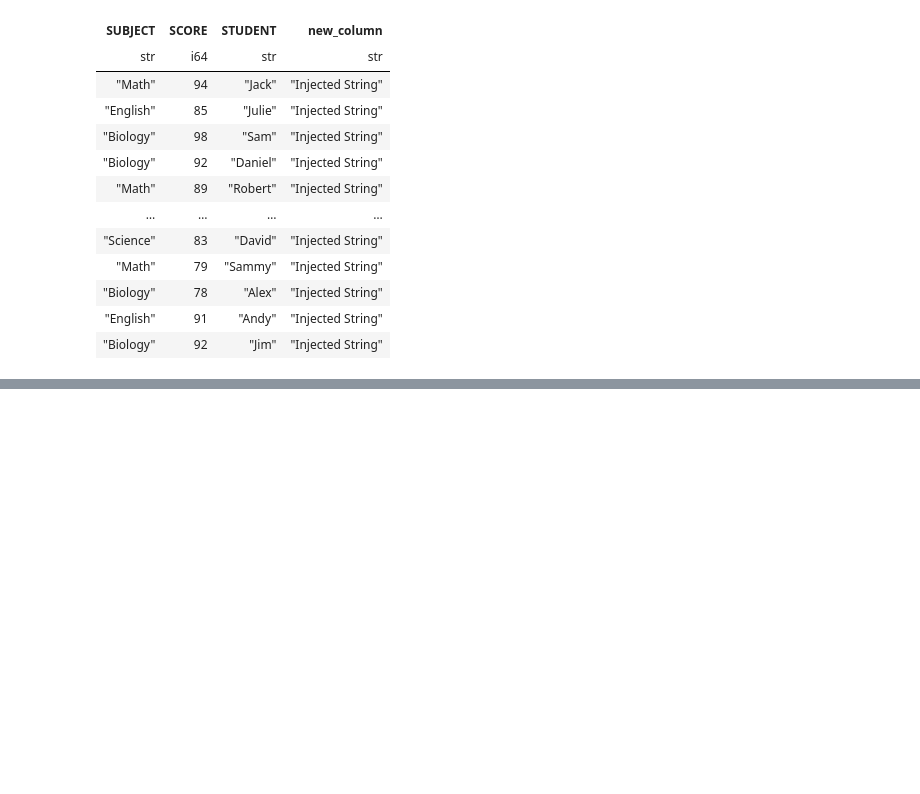
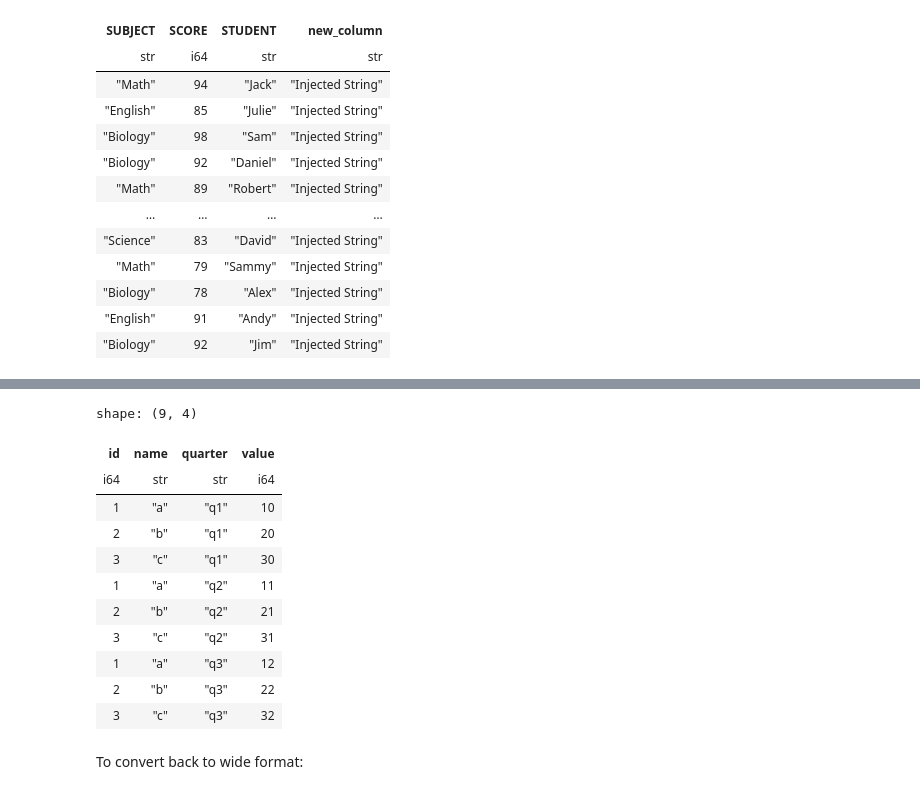
Before and after one commit to pybokeh/jupyter-sql, a Jupyter notebook: polars/Polars_Cheat_Sheet.ipynb, the cells around one changed output, grey strips where cells are left out. Cells and saved outputs as stored; diff of their text form; code cells hidden in the pictures; blank space fills up the shorter version.

Commit message:
Added example to convert to long format and then back to wide format

```diff
--- a/polars/Polars_Cheat_Sheet.ipynb
+++ b/polars/Polars_Cheat_Sheet.ipynb
@@ -740,0 +746,10 @@ shape: (12, 4)
+# %%
+import polars as pl
+
+df = pl.DataFrame({
+    "id": [1, 2, 3],
+    "name": ["a", "b", "c"],
+    "q1": [10, 20, 30],
+    "q2": [11, 21, 31],
+    "q3": [12, 22, 32],
+})
@@ -740,0 +765,24 @@ shape: (12, 4)
+# %%
+long_df = df.unpivot(
+    on=["q1", "q2", "q3"],       # columns to turn into rows
+    index=["id", "name"],        # columns to keep as identifiers
+    variable_name="quarter",     # name for the new column holding old column names
+    value_name="value",          # name for the new column holding the values
+)
+# %%
+long_df
+# %% [output]
+shape: (9, 4)
+| id | name | quarter | value |
+| i64 | str | str | i64 |
+| 1 | "a" | "q1" | 10 |
+| 2 | "b" | "q1" | 20 |
+| 3 | "c" | "q1" | 30 |
+| 1 | "a" | "q2" | 11 |
+| 2 | "b" | "q2" | 21 |
+| 3 | "c" | "q2" | 31 |
+| 1 | "a" | "q3" | 12 |
+| 2 | "b" | "q3" | 22 |
+| 3 | "c" | "q3" | 32 |
+# %% [markdown]
+To convert back to wide format:
```
Also changed, not shown: parts of 11 cells of this notebook.
